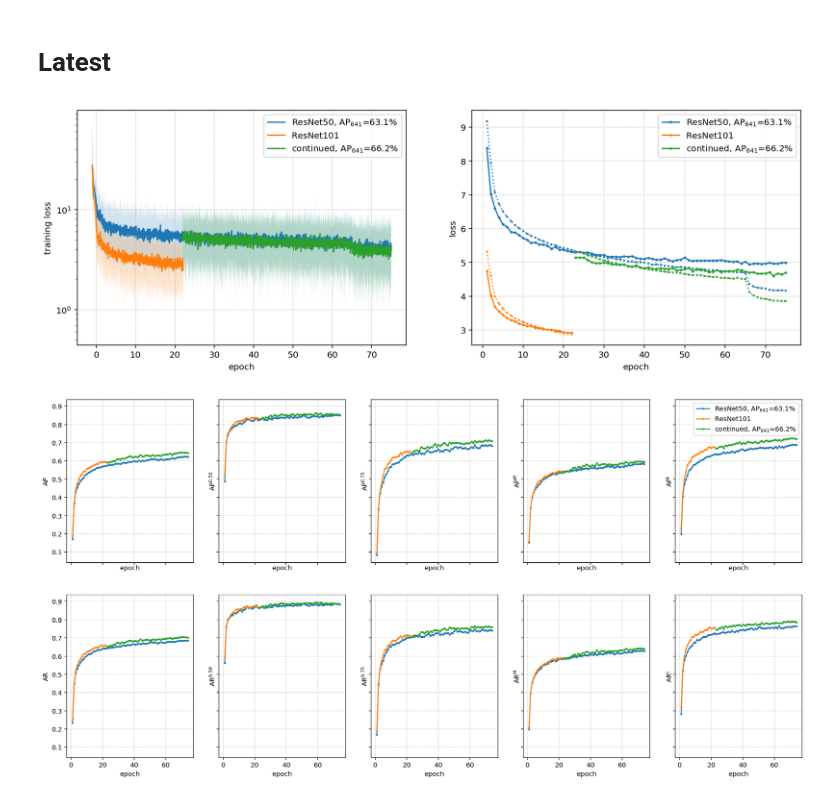
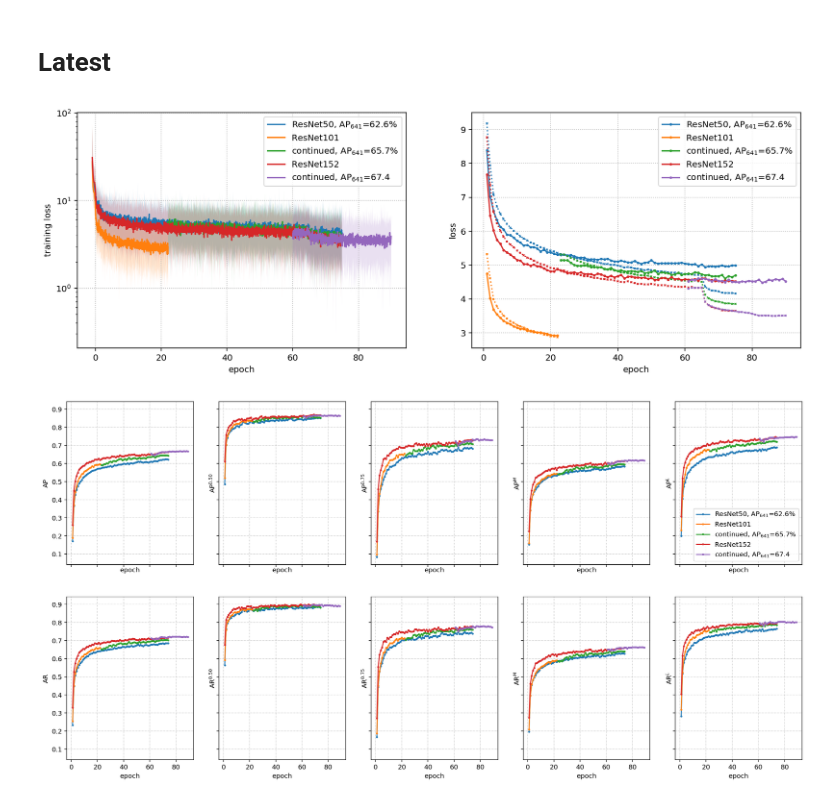
Before and after one commit to openpifpaf/openpifpaf, a Jupyter notebook: docs/studies.ipynb, the cells around one changed output. Drawn from its saved outputs; the diff is of its cells as text; code cells hidden in the pictures.

```diff
--- a/docs/studies.ipynb
+++ b/docs/studies.ipynb
@@ -12,34 +12,26 @@ import openpifpaf.logs
 # %%
 fig, (ax1, ax2) = plt.subplots(ncols=2, figsize=(15, 5))
 plots = openpifpaf.logs.Plots([
     '../outputs/resnet50block5-pif-paf-edge401-190315-214317.pkl.log',
     '../outputs/resnet101block5-pif-paf-edge401-190312-174323.pkl.log',
     '../outputs/resnet101block5-pif-paf-edge401-190313-100107.pkl.log',
+    '../outputs/resnet152block5-pif-paf-edge401-190317-122933.pkl.log',
+    '../outputs/resnet152block5-pif-paf-edge401-190322-092459.pkl.log',
 ], [
-    'ResNet50, AP$_{641}$=63.1%',
+    'ResNet50, AP$_{641}$=62.6%',
     'ResNet101',
-    'continued, AP$_{641}$=66.2%',
+    'continued, AP$_{641}$=65.7%',
+    'ResNet152',
+    'continued, AP$_{641}$=67.4',
 ])
 #pprint(plots.process_arguments())
 plots.train(ax1); ax1.set_yscale('log', nonposy='clip')
 plots.epoch_loss(ax2)
 
 # Precision and Recall plots
 fig, axs = plt.subplots(nrows=2, ncols=5, figsize=(20, 10), sharey=True, sharex=True)
-eval_plots = openpifpaf.logs.EvalPlots(plots.log_files, plots.labels, edge=641, samples=500)
-# precisions
-eval_plots.ap(axs[0, 0])
-eval_plots.ap050(axs[0, 1])
-eval_plots.ap075(axs[0, 2])
-eval_plots.apm(axs[0, 3])
-eval_plots.apl(axs[0, 4])
-# recalls
-eval_plots.ar(axs[1, 0])
-eval_plots.ar050(axs[1, 1])
-eval_plots.ar075(axs[1, 2])
-eval_plots.arm(axs[1, 3])
-eval_plots.arl(axs[1, 4])
+openpifpaf.logs.EvalPlots(plots.log_files, plots.labels, edge=641, samples=500).fill_all(axs)
 axs[0, 4].legend();
 # %% [output]
-[figure, old version]
+[figure, new version]
-[figure, old version]
+[figure, new version]
```
Also changed, not shown: parts of 6 cells of this notebook, 1 other file.
